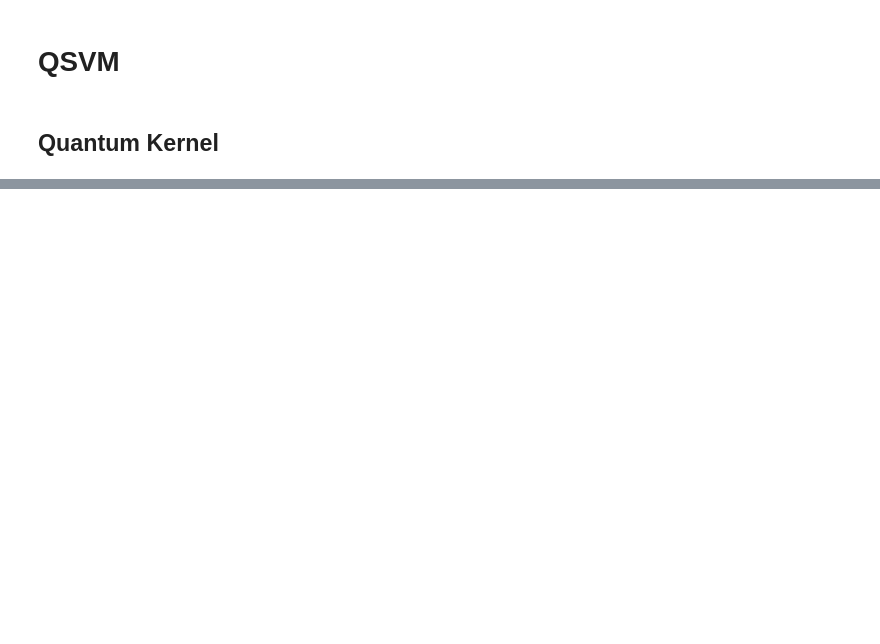
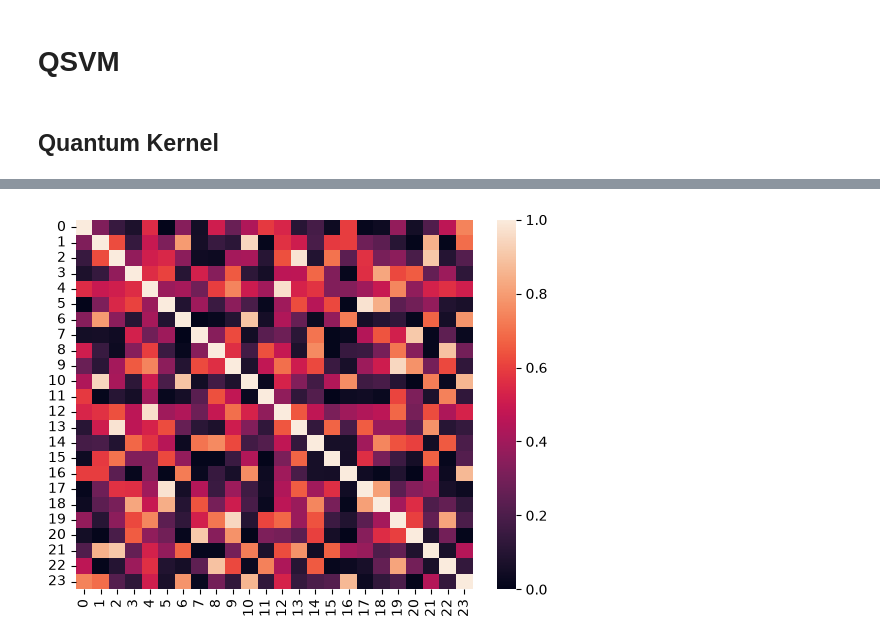
Before and after one commit to Quantum-Odyssey/Quantathon, a Jupyter notebook: notebooks/qsvm nexus.ipynb, the cells around one changed output, grey strips where cells are left out. Drawn from its saved outputs; the diff is of its cells as text; code cells hidden in the pictures; blank space fills up the shorter version.

```diff
--- a/notebooks/qsvm nexus.ipynb
+++ b/notebooks/qsvm nexus.ipynb
@@ -687,0 +435,5 @@ Procesando n_40_dim_2_z_feature_map
+# %%
+heatmap(qsvm.q_kernel, vmax=1, vmin=0)
+plt.show()
+# %% [output]
+[figure, added]
```
Also changed, not shown: parts of 15 cells of this notebook.
